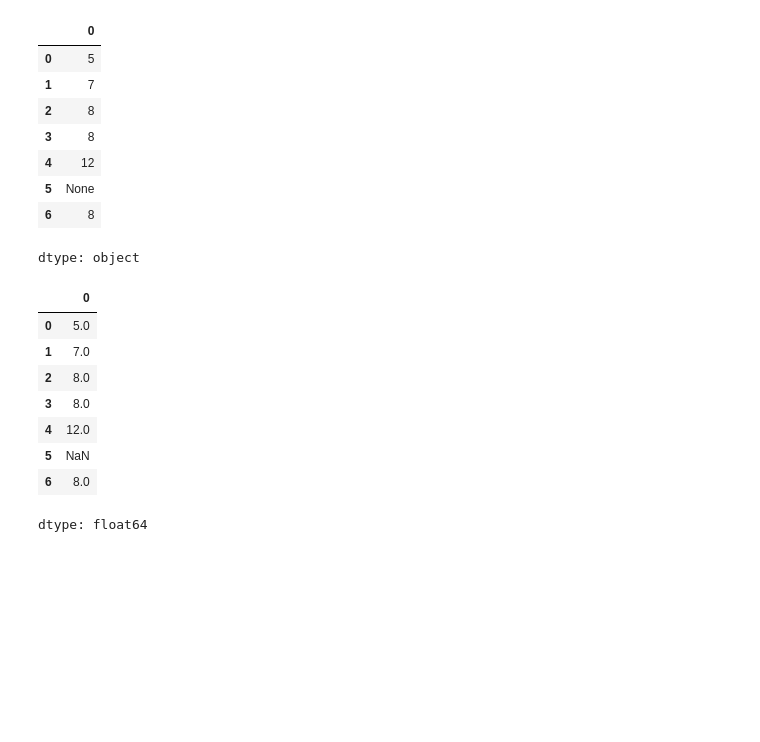
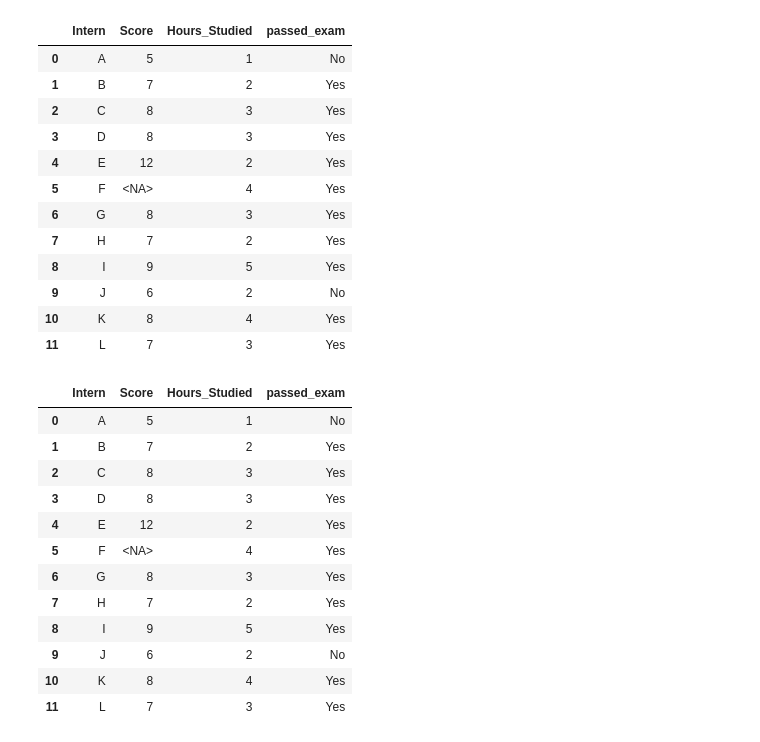
Before and after one commit to AbduFakir/Python-DataScience, a Jupyter notebook: analyst_task1.ipynb, the cells around one changed output. Cells and saved outputs as stored; diff of their text form; code cells hidden in the pictures; blank space fills up the shorter version.

```diff
--- a/analyst_task1.ipynb
+++ b/analyst_task1.ipynb
@@ -18,0 +6,26 @@ dtype: object
+# %%
+
+
+df = pd.DataFrame({
+    "Intern": [
+        "A", "B", "C", "D", "E", "F",
+        "G", "H", "I", "J", "K", "L"
+    ],
+
+    "Score": [
+        5, 7, 8, 8, 12, None,
+        "8  ", 7, 9, 6, 8, 7
+    ],
+
+    "Hours_Studied": [
+        1, 2, 3, 3, 2, 4,
+        3, 2, 5, 2, 4, 3
+    ],
+
+    "passed_exam": [
+        "No", "Yes", "Yes", "Yes", "Yes", "Yes",
+        "Yes", "Yes", "Yes", "No", "Yes", "Yes"
+    ]
+})
+
+print(df)
@@ -19,32 +46,40 @@ dtype: object
 # %%
 #Remove the trailing spaces in the data.
-df = df.astype(str).str.strip()
+df["Score"] = df["Score"].astype("string").str.strip()
 df
 # %% [output]
-|  | 0 |
-| 0 | 5 |
-| 1 | 7 |
-| 2 | 8 |
-| 3 | 8 |
-| 4 | 12 |
-| 5 | None |
-| 6 | 8 |
+|  | Intern | Score | Hours_Studied | passed_exam |
+| 0 | A | 5 | 1 | No |
+| 1 | B | 7 | 2 | Yes |
+| 2 | C | 8 | 3 | Yes |
+| 3 | D | 8 | 3 | Yes |
+| 4 | E | 12 | 2 | Yes |
+| 5 | F | <NA> | 4 | Yes |
+| 6 | G | 8 | 3 | Yes |
+| 7 | H | 7 | 2 | Yes |
+| 8 | I | 9 | 5 | Yes |
+| 9 | J | 6 | 2 | No |
+| 10 | K | 8 | 4 | Yes |
+| 11 | L | 7 | 3 | Yes |
-dtype: object
 # %%
 #make the sting to numeric
 
-df = pd.to_numeric(df,errors='coerce')
+df["Score"] = pd.to_numeric(df["Score"],errors='coerce')
 df
 # %% [output]
-|  | 0 |
-| 0 | 5.0 |
-| 1 | 7.0 |
-| 2 | 8.0 |
-| 3 | 8.0 |
-| 4 | 12.0 |
-| 5 | NaN |
-| 6 | 8.0 |
+|  | Intern | Score | Hours_Studied | passed_exam |
+| 0 | A | 5 | 1 | No |
+| 1 | B | 7 | 2 | Yes |
+| 2 | C | 8 | 3 | Yes |
+| 3 | D | 8 | 3 | Yes |
+| 4 | E | 12 | 2 | Yes |
+| 5 | F | <NA> | 4 | Yes |
+| 6 | G | 8 | 3 | Yes |
+| 7 | H | 7 | 2 | Yes |
+| 8 | I | 9 | 5 | Yes |
+| 9 | J | 6 | 2 | No |
+| 10 | K | 8 | 4 | Yes |
+| 11 | L | 7 | 3 | Yes |
-dtype: float64
 # %%
 print(df.isnull())
 # %% [output]
```
Also changed, not shown: parts of 17 cells of this notebook.
